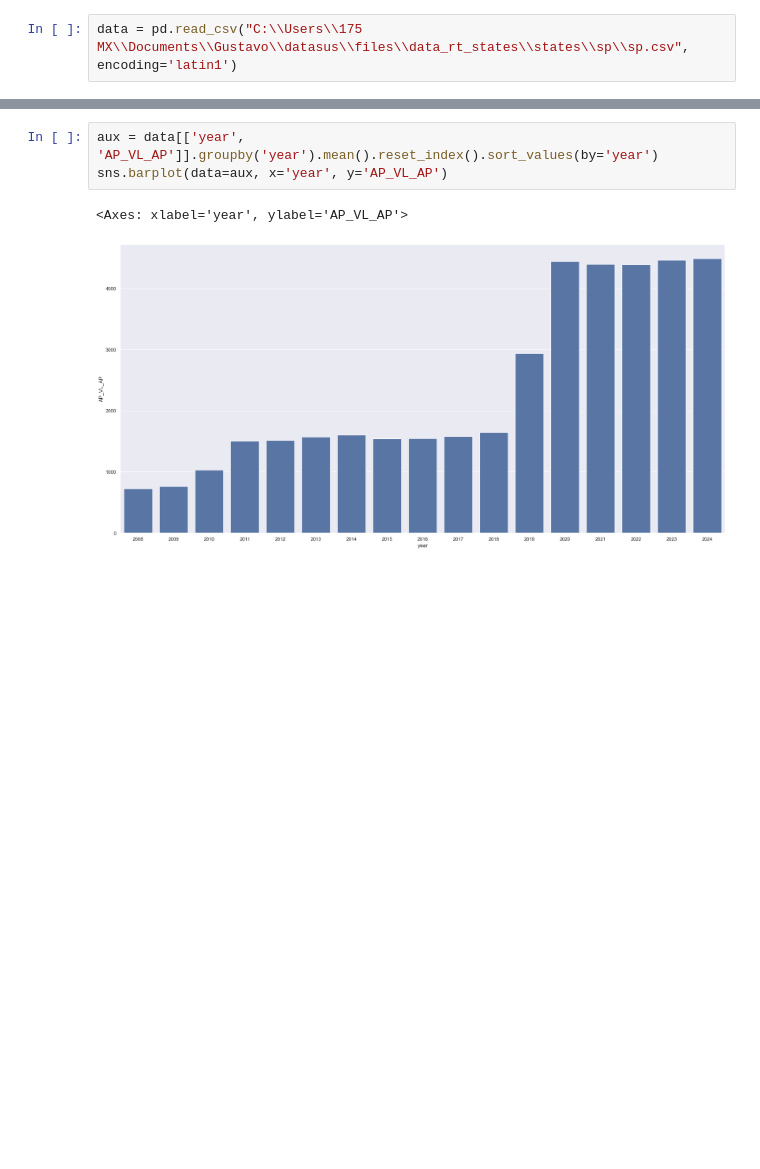
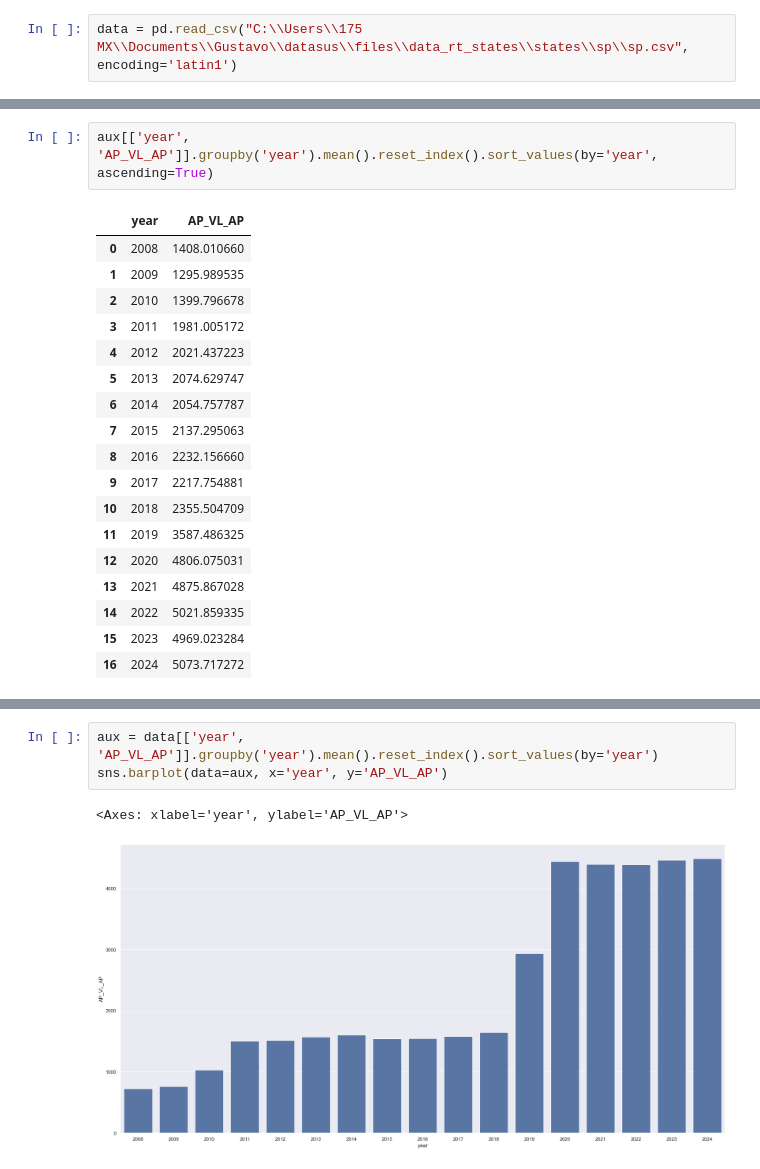
Before and after one commit to gustavo-moretto/rt_datasus, a Jupyter notebook: apac_radiotherapy.ipynb, the cells around one changed output, grey strips where cells are left out. Cells and saved outputs as stored; diff of their text form; blank space fills up the shorter version.

```diff
--- a/apac_radiotherapy.ipynb
+++ b/apac_radiotherapy.ipynb
@@ -123,0 +149,21 @@ data.head()
+# %%
+aux[['year', 'AP_VL_AP']].groupby('year').mean().reset_index().sort_values(by='year', ascending=True)
+# %% [output]
+|  | year | AP_VL_AP |
+| 0 | 2008 | 1408.010660 |
+| 1 | 2009 | 1295.989535 |
+| 2 | 2010 | 1399.796678 |
+| 3 | 2011 | 1981.005172 |
+| 4 | 2012 | 2021.437223 |
+| 5 | 2013 | 2074.629747 |
+| 6 | 2014 | 2054.757787 |
+| 7 | 2015 | 2137.295063 |
+| 8 | 2016 | 2232.156660 |
+| 9 | 2017 | 2217.754881 |
+| 10 | 2018 | 2355.504709 |
+| 11 | 2019 | 3587.486325 |
+| 12 | 2020 | 4806.075031 |
+| 13 | 2021 | 4875.867028 |
+| 14 | 2022 | 5021.859335 |
+| 15 | 2023 | 4969.023284 |
+| 16 | 2024 | 5073.717272 |
```
Also changed, not shown: parts of 15 cells of this notebook, 29 other files.
